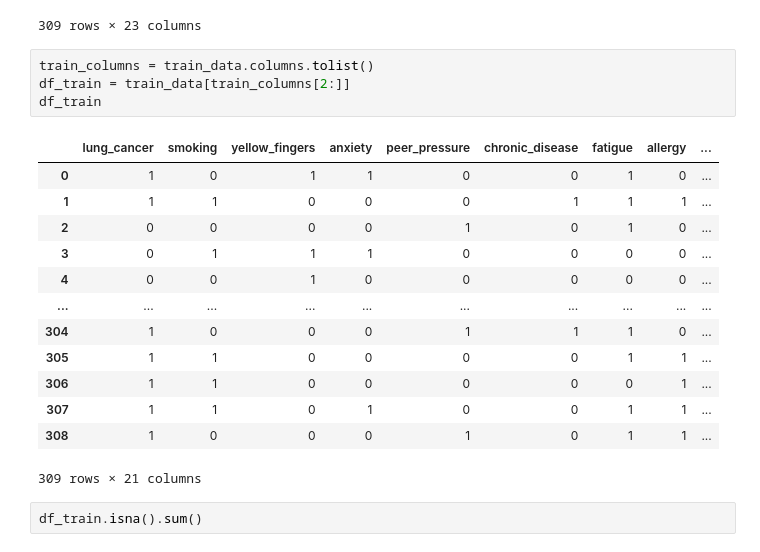
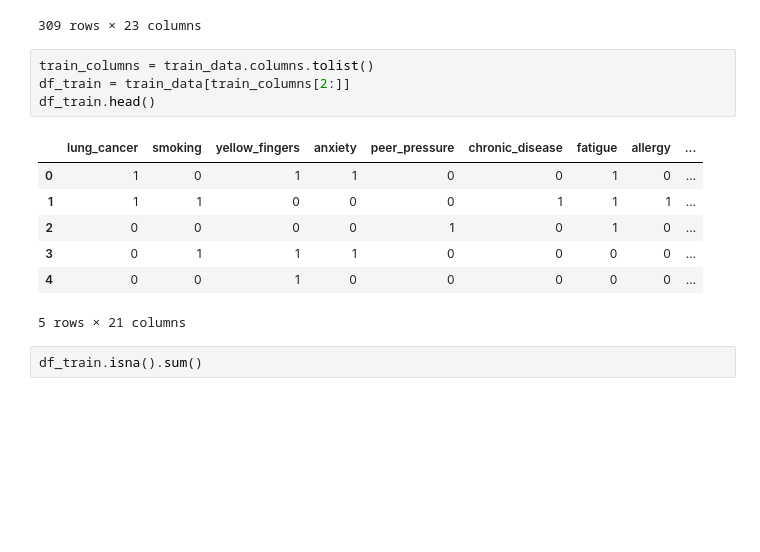
Before and after one commit to ju4nv1e1r4/lung_cancer_predict, a Jupyter notebook: src/notebooks/main_nb.ipynb, the cells around one changed output. Saved outputs shown, nothing was run; the diff lists cells and outputs as text; blank space fills up the shorter version.

Commit message:
exp: explore, preprocess, train and optimize - on experiments

```diff
--- a/src/notebooks/main_nb.ipynb
+++ b/src/notebooks/main_nb.ipynb
@@ -221,21 +221,15 @@ train_data
 # %%
 train_columns = train_data.columns.tolist()
 df_train = train_data[train_columns[2:]]
-df_train
+df_train.head()
 # %% [output]
 |  | lung_cancer | smoking | yellow_fingers | anxiety | peer_pressure | chronic_disease | fatigue | allergy | ... |
 | 0 | 1 | 0 | 1 | 1 | 0 | 0 | 1 | 0 | ... |
 | 1 | 1 | 1 | 0 | 0 | 0 | 1 | 1 | 1 | ... |
 | 2 | 0 | 0 | 0 | 0 | 1 | 0 | 1 | 0 | ... |
 | 3 | 0 | 1 | 1 | 1 | 0 | 0 | 0 | 0 | ... |
 | 4 | 0 | 0 | 1 | 0 | 0 | 0 | 0 | 0 | ... |
-| ... | ... | ... | ... | ... | ... | ... | ... | ... | ... |
-| 304 | 1 | 0 | 0 | 0 | 1 | 1 | 1 | 0 | ... |
-| 305 | 1 | 1 | 0 | 0 | 0 | 0 | 1 | 1 | ... |
-| 306 | 1 | 1 | 0 | 0 | 0 | 0 | 0 | 1 | ... |
-| 307 | 1 | 1 | 0 | 1 | 0 | 0 | 1 | 1 | ... |
-| 308 | 1 | 0 | 0 | 0 | 1 | 0 | 1 | 1 | ... |
-309 rows × 21 columns
+5 rows × 21 columns
 # %%
 df_train.isna().sum()
 # %% [output]
```
